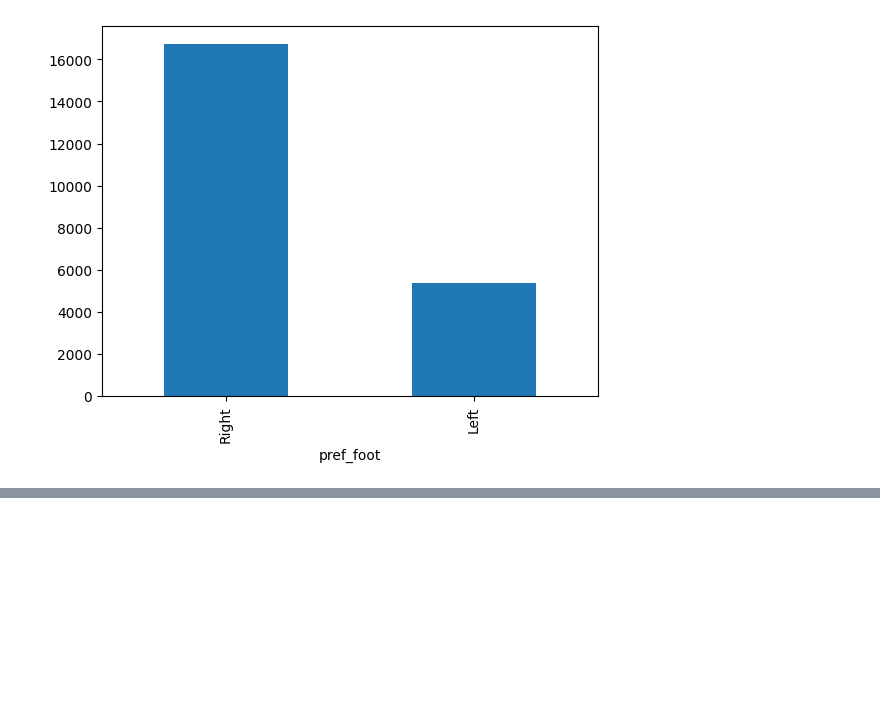
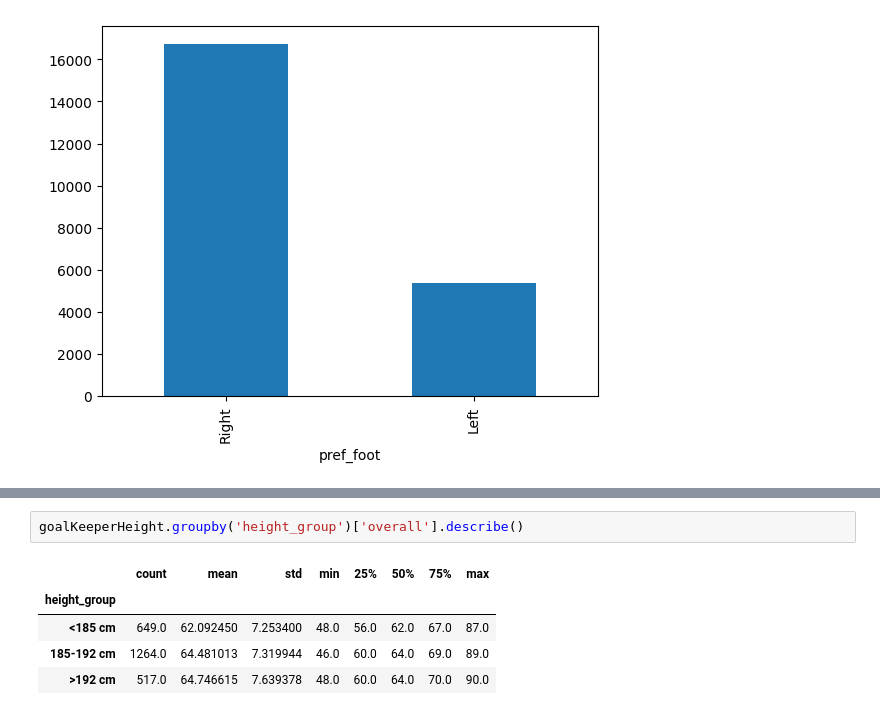
Before and after one commit to SimonGarcia01/ai-course, a Jupyter notebook: Soccer Analysis Workshop 1/SoccerWorkshop.ipynb, the cells around one changed output, grey strips where cells are left out. Cells and saved outputs as stored; diff of their text form; blank space fills up the shorter version.

```diff
--- a/Soccer Analysis Workshop 1/SoccerWorkshop.ipynb
+++ b/Soccer Analysis Workshop 1/SoccerWorkshop.ipynb
@@ -121,0 +166,8 @@ df['pref_foot'].value_counts().plot(kind='bar')
+# %%
+goalKeeperHeight.groupby('height_group')['overall'].describe()
+# %% [output]
+|  | count | mean | std | min | 25% | 50% | 75% | max |
+| height_group |  |  |  |  |  |  |  |  |
+| <185 cm | 649.0 | 62.092450 | 7.253400 | 48.0 | 56.0 | 62.0 | 67.0 | 87.0 |
+| 185-192 cm | 1264.0 | 64.481013 | 7.319944 | 46.0 | 60.0 | 64.0 | 69.0 | 89.0 |
+| >192 cm | 517.0 | 64.746615 | 7.639378 | 48.0 | 60.0 | 64.0 | 70.0 | 90.0 |
```
Also changed, not shown: parts of 8 cells of this notebook, 1 other file.
